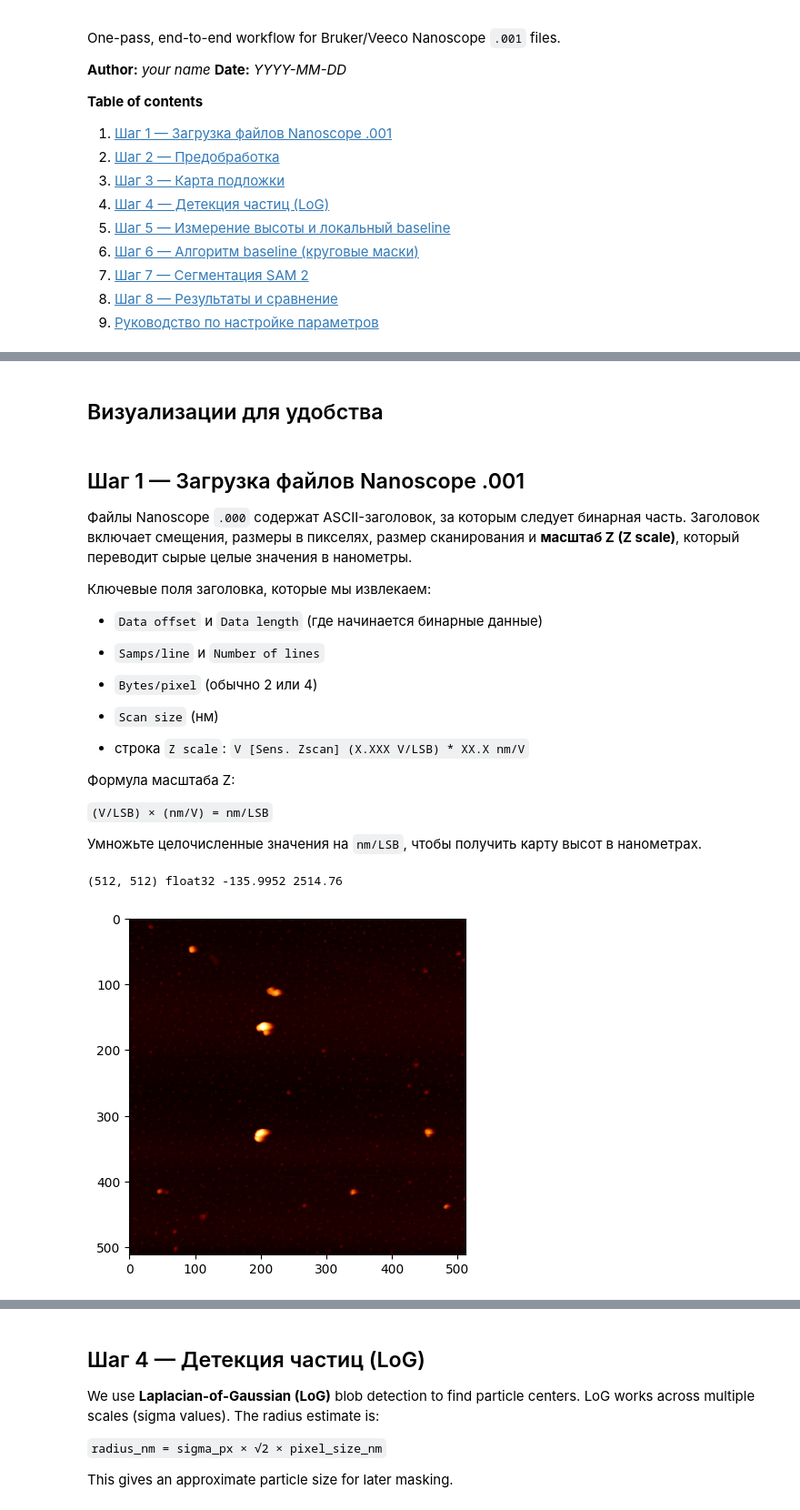
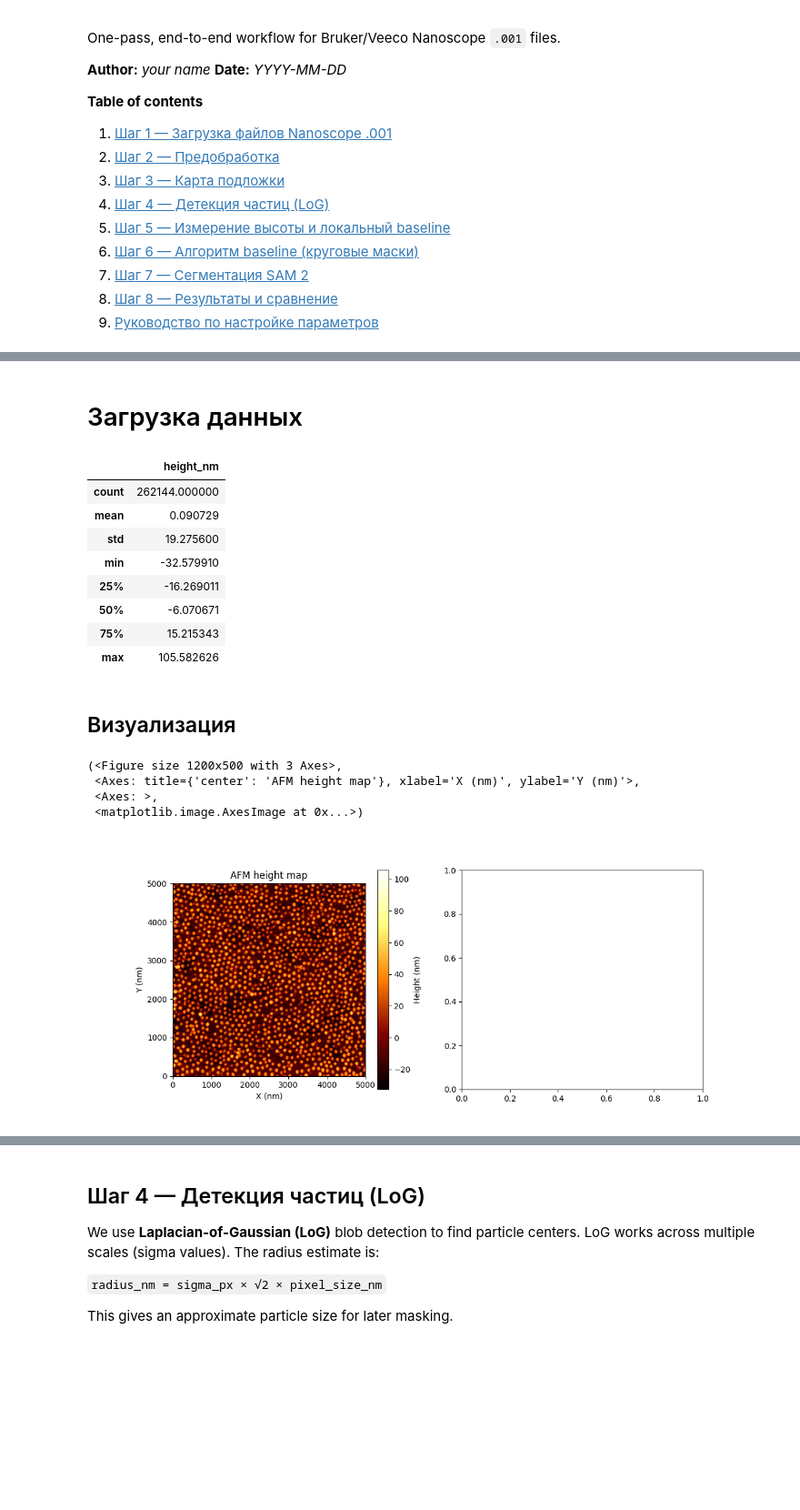
Before and after one commit to ifidontrelapse/AFM-analysis, a Jupyter notebook: afm_gold_nanoparticles.ipynb, the cells around one changed output, grey strips where cells are left out. Shown at 91% size. Drawn from its saved outputs; the diff is of its cells as text; code cells hidden in the pictures; blank space fills up the shorter version.

```diff
--- a/afm_gold_nanoparticles.ipynb
+++ b/afm_gold_nanoparticles.ipynb
@@ -199,2 +52,0 @@ CFG loaded with file: data/2025/11 Febraury/si-dbs-au-3.007
-# %% [markdown]
-## Визуализации для удобства
@@ -293,35 +53,31 @@ def plot_afm_height(
 # %% [markdown]
-## Шаг 1 — Загрузка файлов Nanoscope .001
-
-Файлы Nanoscope `.000` содержат ASCII-заголовок, за которым следует бинарная часть. Заголовок включает смещения, размеры в пикселях, размер сканирования и **масштаб Z (Z scale)**, который переводит сырые целые значения в нанометры.
-
-Ключевые поля заголовка, которые мы извлекаем:
-
-* `Data offset` и `Data length` (где начинается бинарные данные)
-
-* `Samps/line` и `Number of lines`
-
-* `Bytes/pixel` (обычно 2 или 4)
-
-* `Scan size` (нм)
-
-* строка `Z scale`: `V [Sens. Zscan] (X.XXX V/LSB) * XX.X nm/V`
-
-Формула масштаба Z:
-
-`(V/LSB) × (nm/V) = nm/LSB`
-
-Умножьте целочисленные значения на `nm/LSB`, чтобы получить карту высот в нанометрах.
+# Загрузка данных
 # %%
-from src.afm_io import load_afm
-
-z = load_afm('data/2025/18 February/5.009', fmt='spm')
-print(z.shape, z.dtype, np.nanmin(z), np.nanmax(z))
-plt.imshow(z, cmap='afmhot')
+scan_size_nm, pixel_size_nm, z = load_afm('data/pvp8k/2-5-dmfa-pvp-temp.035', fmt='spm')
 
 assert z.ndim == 2
 assert isinstance(z, np.ndarray)
+
+info = pd.DataFrame(z.flatten(), columns=['height_nm'])
+info.describe()
 # %% [output]
-(512, 512) float32 -135.9952 2514.76
-[figure, removed]
+|  | height_nm |
+| count | 262144.000000 |
+| mean | 0.090729 |
+| std | 19.275600 |
+| min | -32.579910 |
+| 25% | -16.269011 |
+| 50% | -6.070671 |
+| 75% | 15.215343 |
+| max | 105.582626 |
+# %% [markdown]
+## Визуализация
+# %%
+afm_viewer(z, scan_size_nm=scan_size_nm, cmap='afmhot')
+# %% [output]
+(<Figure size 1200x500 with 3 Axes>,
+ <Axes: title={'center': 'AFM height map'}, xlabel='X (nm)', ylabel='Y (nm)'>,
+ <Axes: >,
+ <matplotlib.image.AxesImage at 0x...>)
+[figure, added]
 # %% [markdown]
```
Also changed, not shown: parts of 10 cells of this notebook, 6 other files.
